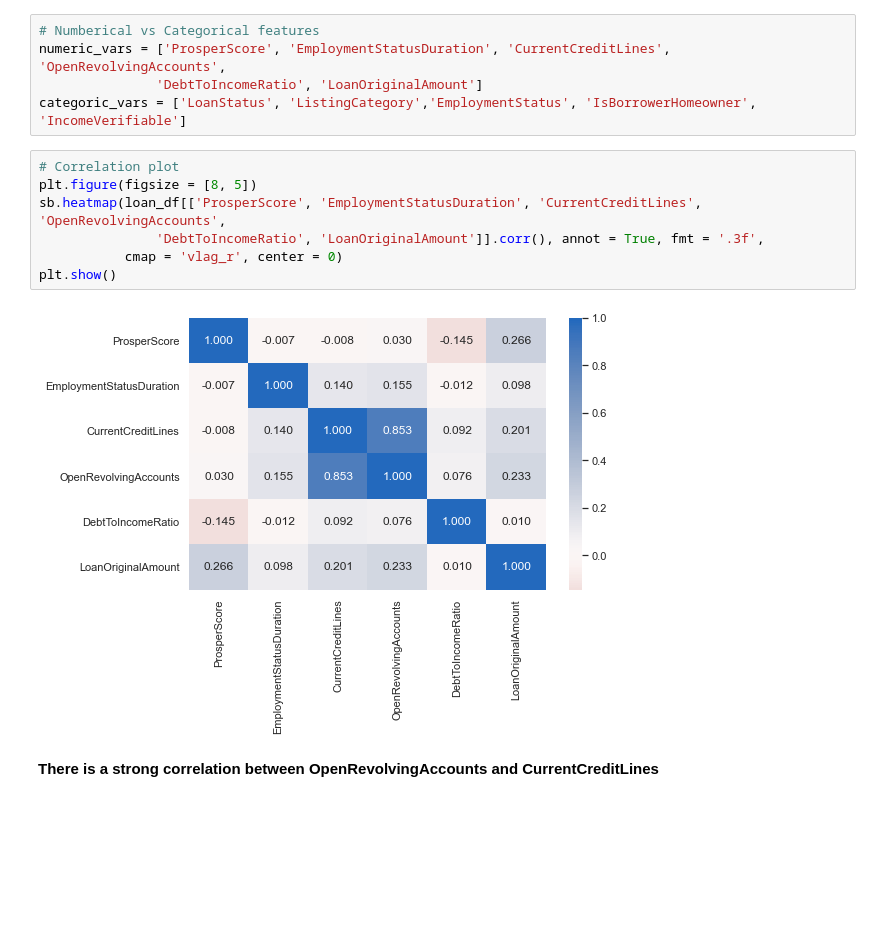
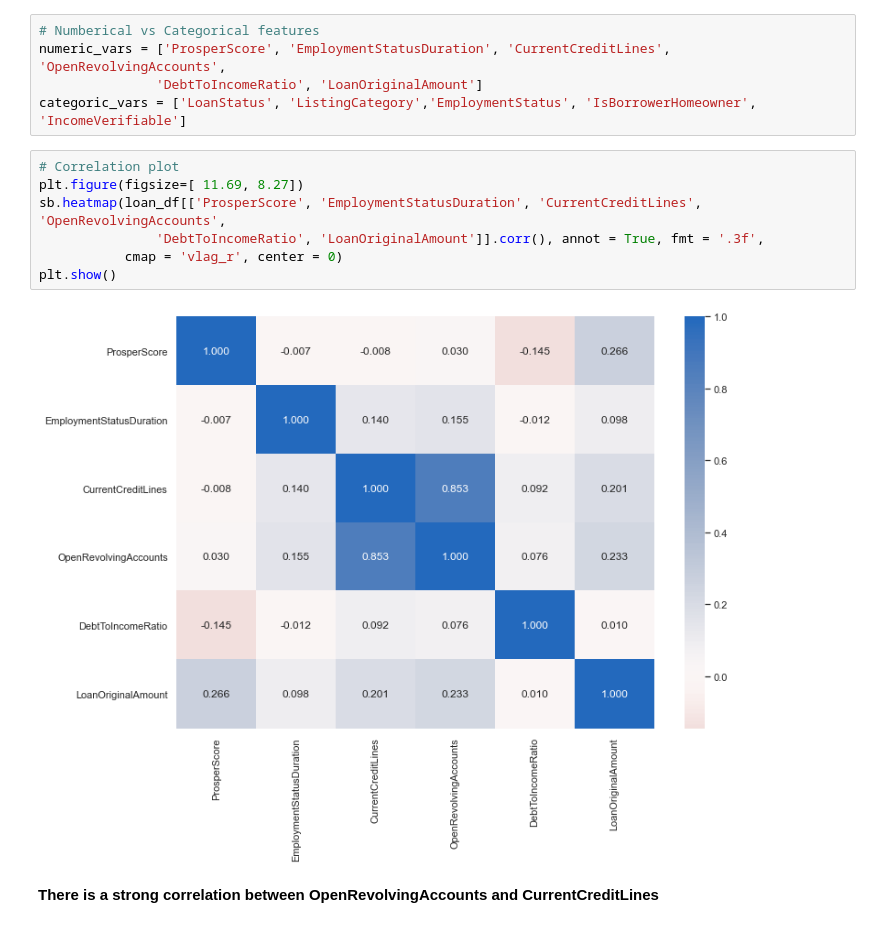
Before and after one commit to PRATIKSHABOTHARA/Prospers-Loan-data, a Jupyter notebook: Myproject.ipynb, the cells around one changed output. Drawn from its saved outputs; the diff is of its cells as text; blank space fills up the shorter version.

```diff
--- a/Myproject.ipynb
+++ b/Myproject.ipynb
@@ -211,13 +213,13 @@ numeric_vars = ['ProsperScore', 'EmploymentStatusDuration', 'CurrentCreditLines'
 categoric_vars = ['LoanStatus', 'ListingCategory','EmploymentStatus', 'IsBorrowerHomeowner', 'IncomeVerifiable']
 # %%
 # Correlation plot
-plt.figure(figsize = [8, 5])
+plt.figure(figsize=[ 11.69, 8.27])
 sb.heatmap(loan_df[['ProsperScore', 'EmploymentStatusDuration', 'CurrentCreditLines', 'OpenRevolvingAccounts',
                'DebtToIncomeRatio', 'LoanOriginalAmount']].corr(), annot = True, fmt = '.3f',
            cmap = 'vlag_r', center = 0)
 plt.show()
 # %% [output]
-[figure, old version]
+[figure, new version]
 # %% [markdown]
 **There is a strong correlation between OpenRevolvingAccounts and CurrentCreditLines**
 # %%
```
Also changed, not shown: parts of 11 cells of this notebook, 3 other files.
